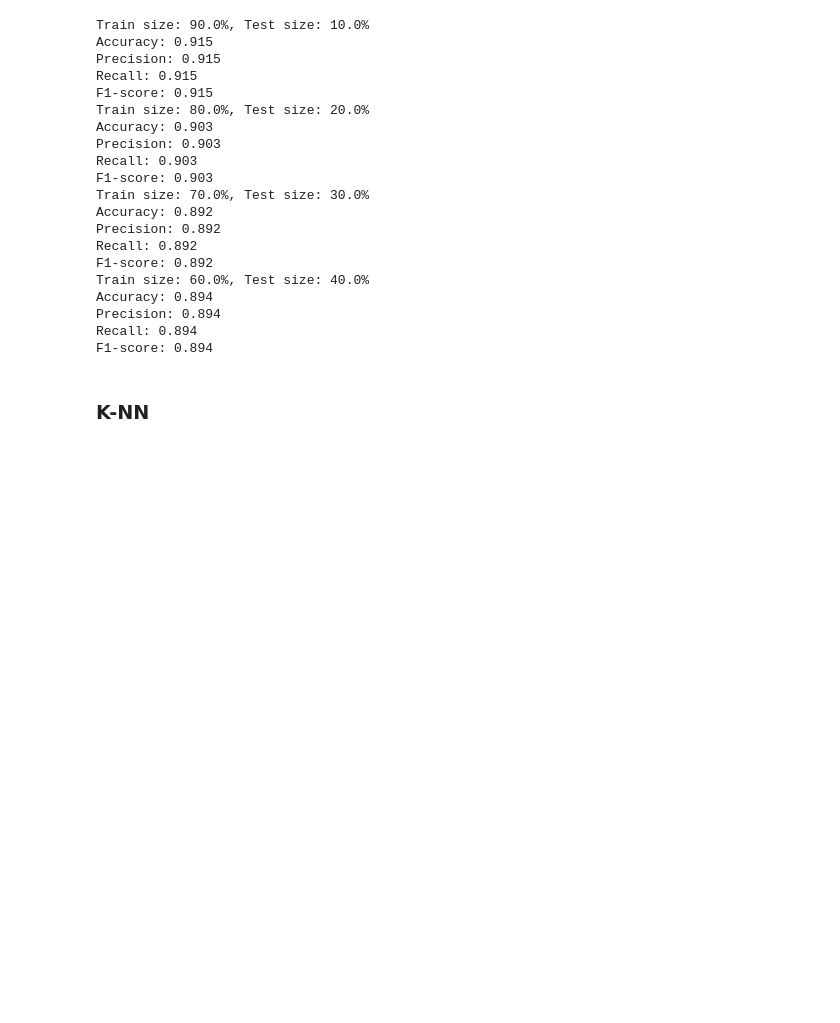
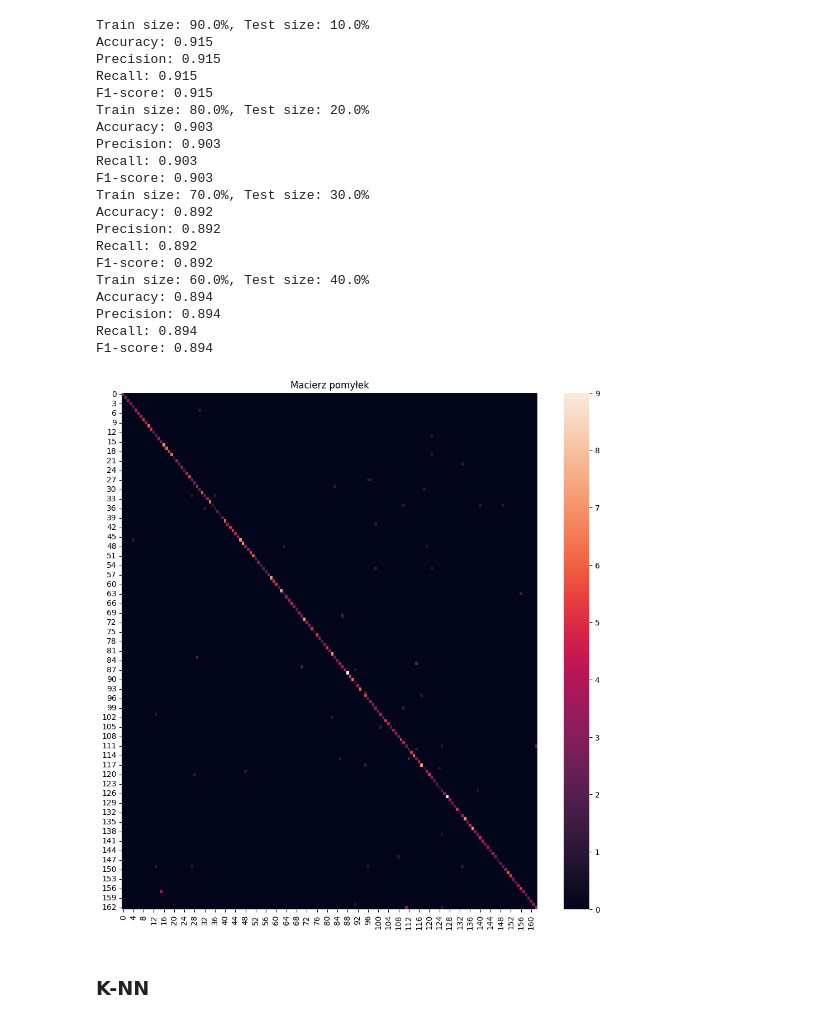
Before and after one commit to KacperUrban/Machine-learning-course, a Jupyter notebook: Second_Part/Projekt_nr_2.ipynb, the cells around one changed output. Cells and saved outputs as stored; diff of their text form; code cells hidden in the pictures; blank space fills up the shorter version.

```diff
--- a/Second_Part/Projekt_nr_2.ipynb
+++ b/Second_Part/Projekt_nr_2.ipynb
@@ -326,6 +344,10 @@ Accuracy: 0.894
 Precision: 0.894
 Recall: 0.894
 F1-score: 0.894
+# %%
+plot_confusion_matrix(rf_clf, X, y)
+# %% [output]
+[figure, added]
 # %% [markdown]
 ### K-NN
 # %%
```
Also changed, not shown: parts of 16 cells of this notebook.
